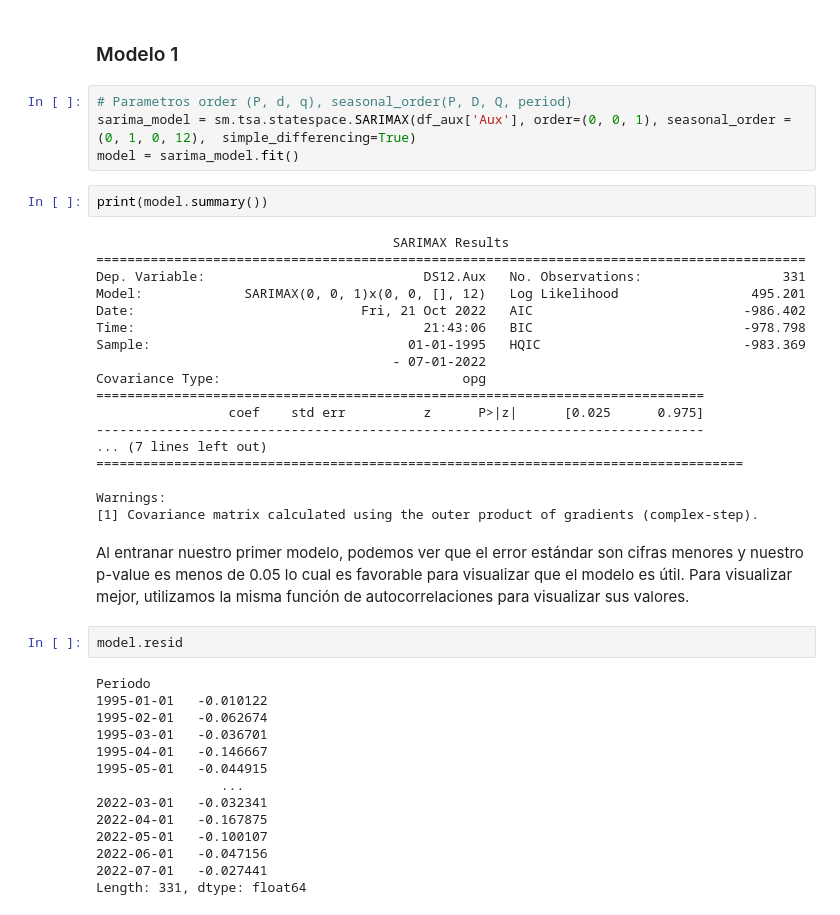
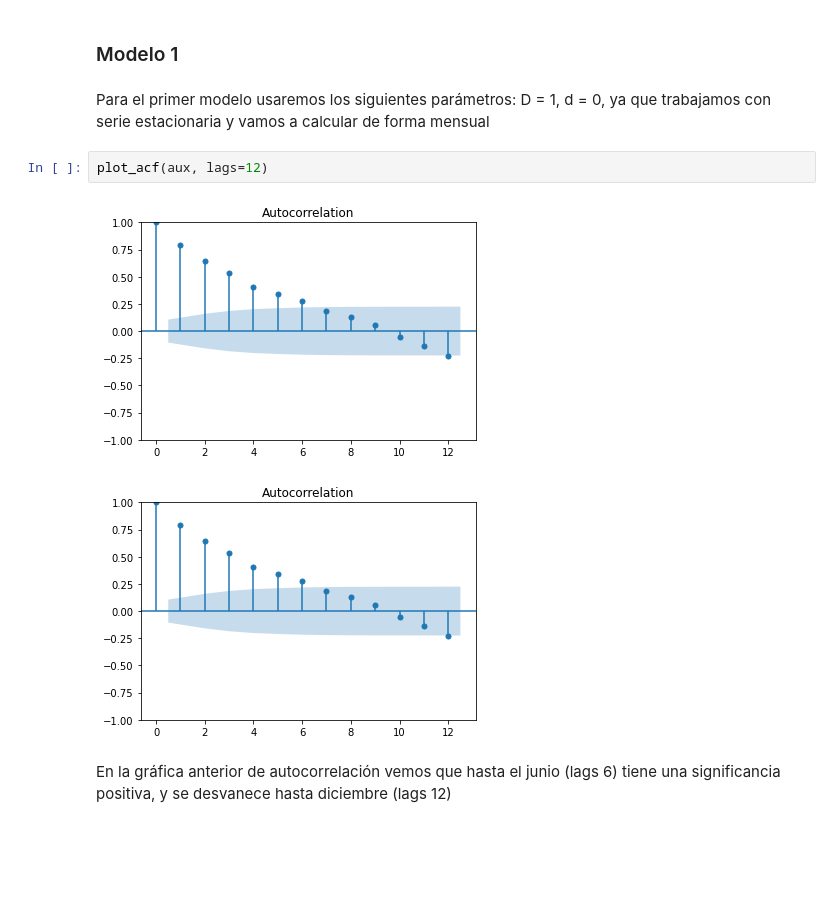
Before and after one commit to Keyuan01/TC3007C_Modulo5_estadistica, a Jupyter notebook: entregable_2.ipynb, the cells around one changed output. Drawn from its saved outputs; the diff is of its cells as text; blank space fills up the shorter version.

```diff
--- a/entregable_2.ipynb
+++ b/entregable_2.ipynb
@@ -138,44 +83,11 @@ Analizando que al convertir los datos a estacionario, observamos que el p-value
 # %% [markdown]
 ### Modelo 1
-# %%
-# Parametros order (P, d, q), seasonal_order(P, D, Q, period)
-sarima_model = sm.tsa.statespace.SARIMAX(df_aux['Aux'], order=(0, 0, 1), seasonal_order = (0, 1, 0, 12),  simple_differencing=True)
-model = sarima_model.fit()
-# %%
-print(model.summary())
-# %% [output]
-                                      SARIMAX Results
-===========================================================================================
-Dep. Variable:                            DS12.Aux   No. Observations:                  331
-Model:             SARIMAX(0, 0, 1)x(0, 0, [], 12)   Log Likelihood                 495.201
-Date:                             Fri, 21 Oct 2022   AIC                           -986.402
-Time:                                     21:43:06   BIC                           -978.798
-Sample:                                 01-01-1995   HQIC                          -983.369
-                                      - 07-01-2022
-Covariance Type:                               opg
-==============================================================================
-                 coef    std err          z      P>|z|      [0.025      0.975]
-------------------------------------------------------------------------------
-... (7 lines left out)
-===================================================================================
-
-Warnings:
-[1] Covariance matrix calculated using the outer product of gradients (complex-step).
-# %% [markdown]
-Al entranar nuestro primer modelo, podemos ver que el error estándar son cifras menores y nuestro p-value es menos de 0.05 lo cual es favorable para visualizar que el modelo es útil. Para visualizar mejor, utilizamos la misma función de autocorrelaciones para visualizar sus valores.
-# %%
-model.resid
-# %% [output]
-Periodo
-1995-01-01   -0.010122
-1995-02-01   -0.062674
-1995-03-01   -0.036701
-1995-04-01   -0.146667
-1995-05-01   -0.044915
-                ...
-2022-03-01   -0.032341
-2022-04-01   -0.167875
-2022-05-01   -0.100107
-2022-06-01   -0.047156
-2022-07-01   -0.027441
-Length: 331, dtype: float64
+# %% [markdown]
+Para el primer modelo usaremos los siguientes parámetros: D = 1, d = 0, ya que trabajamos con serie estacionaria y vamos a calcular de forma mensual
+# %%
+plot_acf(aux, lags=12)
+# %% [output]
+[figure, added]
+[figure, added]
+# %% [markdown]
+En la gráfica anterior de autocorrelación vemos que hasta el junio (lags 6) tiene una significancia positiva, y se desvanece hasta diciembre (lags 12)
```
Also changed, not shown: parts of 45 cells of this notebook.
